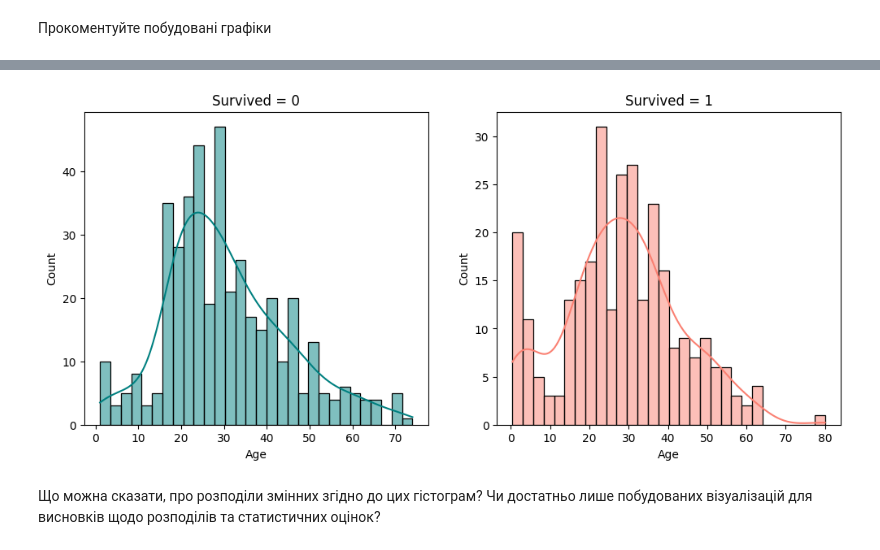
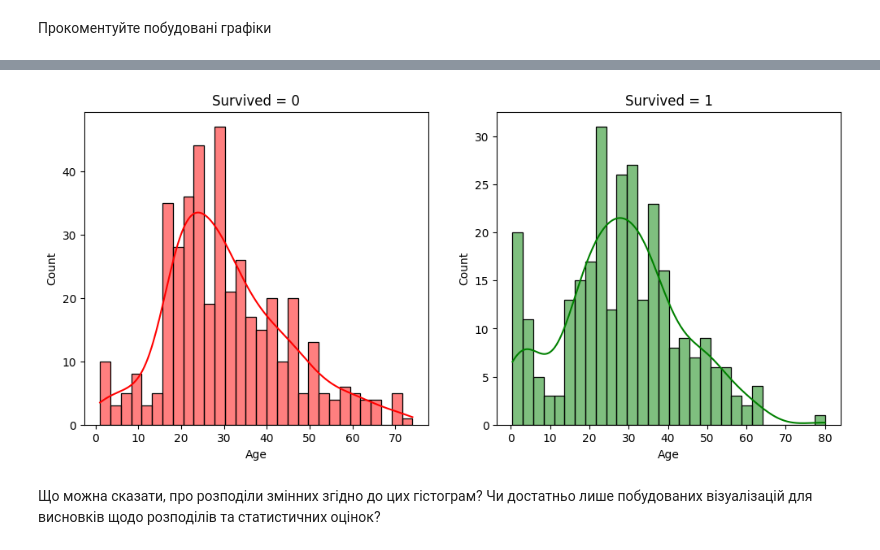
Before and after one commit to bvbvbvbvbudw/ai-basics, a Jupyter notebook: pr_2/pr_2.ipynb, the cells around one changed output, grey strips where cells are left out. Drawn from its saved outputs; the diff is of its cells as text; code cells hidden in the pictures.

```diff
--- a/pr_2/pr_2.ipynb
+++ b/pr_2/pr_2.ipynb
@@ -151,17 +136,17 @@ plt.show()
 # %% [markdown]
 ![image.png](embedded-picture-1)
 # %%
-#code
+
 fig, axes = plt.subplots(1, 2, figsize=(12, 5))
 
-sns.histplot(dataset[dataset['Survived'] == 0]['Age'], bins=30, kde=True, color='teal', ax=axes[0])
+sns.histplot(dataset[dataset['Survived'] == 0]['Age'], bins=30, kde=True, color='red', ax=axes[0])
 axes[0].set_title("Survived = 0")
 
-sns.histplot(dataset[dataset['Survived'] == 1]['Age'], bins=30, kde=True, color='salmon', ax=axes[1])
+sns.histplot(dataset[dataset['Survived'] == 1]['Age'], bins=30, kde=True, color='green', ax=axes[1])
 axes[1].set_title("Survived = 1")
 plt.show()
 # %% [output]
-[figure, old version]
+[figure, new version]
 # %% [markdown]
 Що можна сказати, про розподіли змінних згідно до цих гістограм? Чи достатньо лише побудованих візуалізацій для висновків щодо розподілів та статистичних оцінок?
 # %% [markdown]
```
Also changed, not shown: parts of 9 cells of this notebook, 3 other files.
